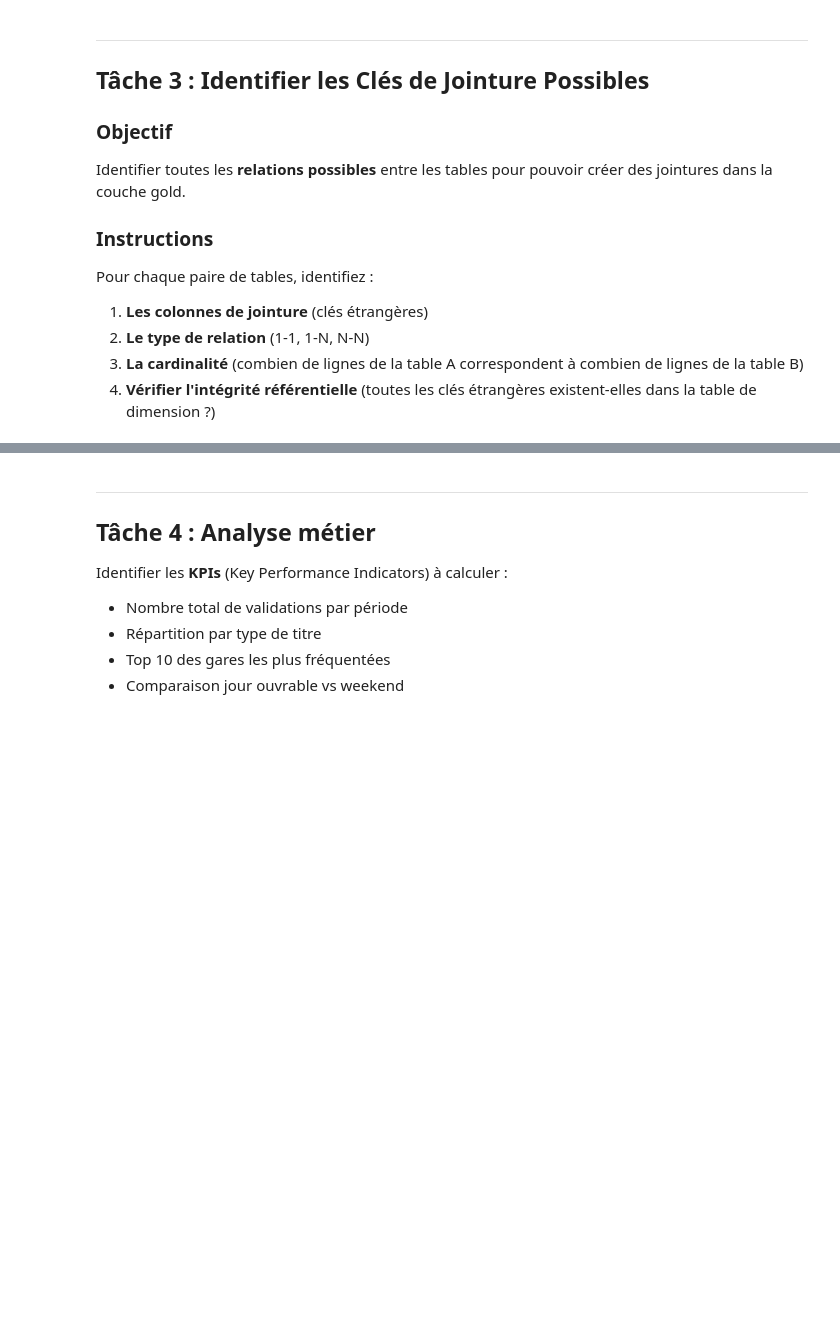
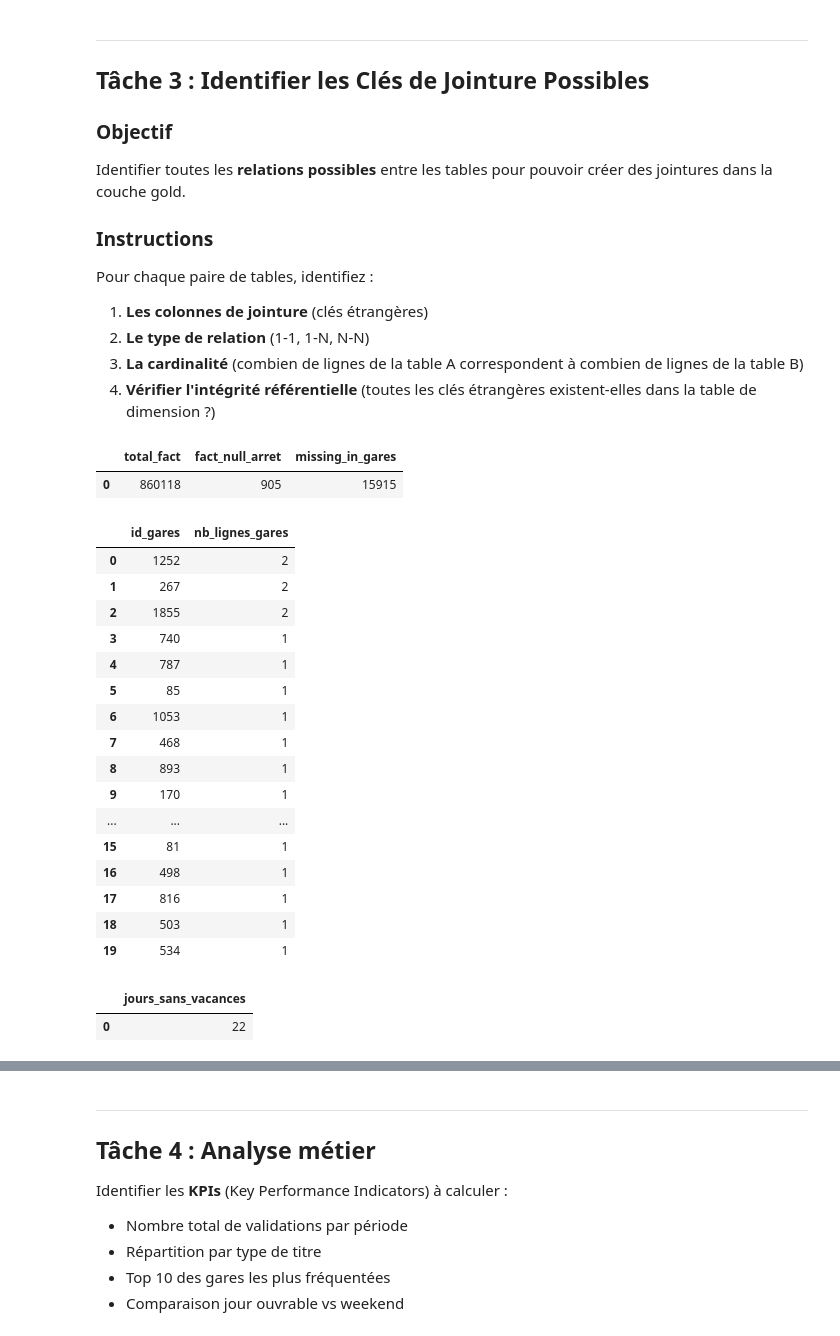
Before and after one commit to claudy-lincy/sep-bigdata-sncf-affluence-acc, a Jupyter notebook: notebooks/3_[TRANSFORM]_analyze_for_gold.ipynb, the cells around one changed output, grey strips where cells are left out. Cells and saved outputs as stored; diff of their text form; code cells hidden in the pictures; blank space fills up the shorter version.

```diff
--- a/notebooks/3_[TRANSFORM]_analyze_for_gold.ipynb
+++ b/notebooks/3_[TRANSFORM]_analyze_for_gold.ipynb
@@ -769,3 +769,67 @@ Pour chaque paire de tables, identifiez :
 2. **Le type de relation** (1-1, 1-N, N-N)
 3. **La cardinalité** (combien de lignes de la table A correspondent à combien de lignes de la table B)
 4. **Vérifier l'intégrité référentielle** (toutes les clés étrangères existent-elles dans la table de dimension ?)
+# %%
+#Tester la jointure fact_validations ↔ gares (la seule clé “directe”)
+FACT = "fact_validations_2024_s1_nb_fer_txt"
+
+query = f"""
+SELECT
+  COUNT(*) AS total_fact,
+  COUNTIF(f.CODE_STIF_ARRET IS NULL) AS fact_null_arret,
+  COUNTIF(f.CODE_STIF_ARRET IS NOT NULL AND g.id_gares IS NULL) AS missing_in_gares
+FROM `{PROJECT_ID}.{DATASET_ID}.{FACT}` f
+LEFT JOIN `{PROJECT_ID}.{DATASET_ID}.gares` g
+ON f.CODE_STIF_ARRET = g.id_gares
+"""
+display(bq_client.query(query).to_dataframe())
+# %% [output]
+|  | total_fact | fact_null_arret | missing_in_gares |
+| 0 | 860118 | 905 | 15915 |
+# %%
+#Mesurer la cardinalité (combien de lignes gares par id_gares)
+query = f"""
+SELECT
+  id_gares,
+  COUNT(*) AS nb_lignes_gares
+FROM `{PROJECT_ID}.{DATASET_ID}.gares`
+GROUP BY id_gares
+ORDER BY nb_lignes_gares DESC
+LIMIT 20
+"""
+display(bq_client.query(query).to_dataframe())
+# %% [output]
+|  | id_gares | nb_lignes_gares |
+| 0 | 1252 | 2 |
+| 1 | 267 | 2 |
+| 2 | 1855 | 2 |
+| 3 | 740 | 1 |
+| 4 | 787 | 1 |
+| 5 | 85 | 1 |
+| 6 | 1053 | 1 |
+| 7 | 468 | 1 |
+| 8 | 893 | 1 |
+| 9 | 170 | 1 |
+| ... | ... | ... |
+| 15 | 81 | 1 |
+| 16 | 498 | 1 |
+| 17 | 816 | 1 |
+| 18 | 503 | 1 |
+| 19 | 534 | 1 |
+# %%
+#Tester la jointure “vacances scolaires” (jointure par intervalle)
+query = f"""
+SELECT COUNT(*) AS jours_sans_vacances
+FROM (
+  SELECT DISTINCT JOUR
+  FROM `{PROJECT_ID}.{DATASET_ID}.{FACT}`
+  WHERE JOUR IS NOT NULL
+) f
+LEFT JOIN `{PROJECT_ID}.{DATASET_ID}.dim_vacances_scolaires` v
+ON f.JOUR BETWEEN DATE(v.start_date) AND DATE(v.end_date)
+WHERE v.start_date IS NULL
+"""
+display(bq_client.query(query).to_dataframe())
+# %% [output]
+|  | jours_sans_vacances |
+| 0 | 22 |
```
Also changed, not shown: parts of 2 cells of this notebook.
